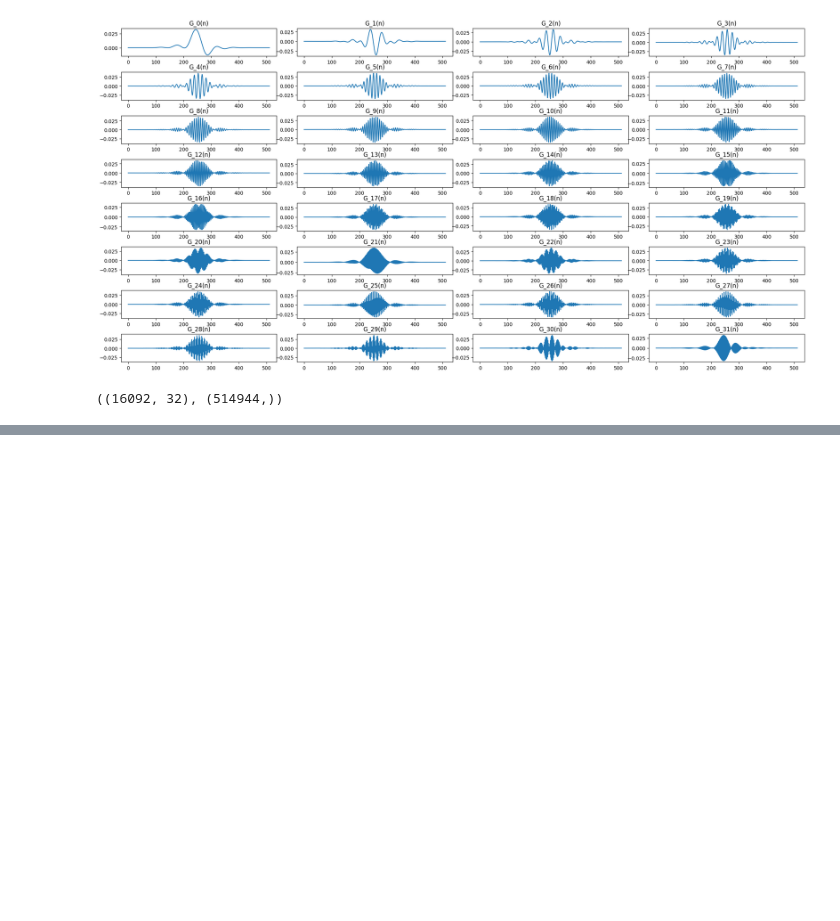
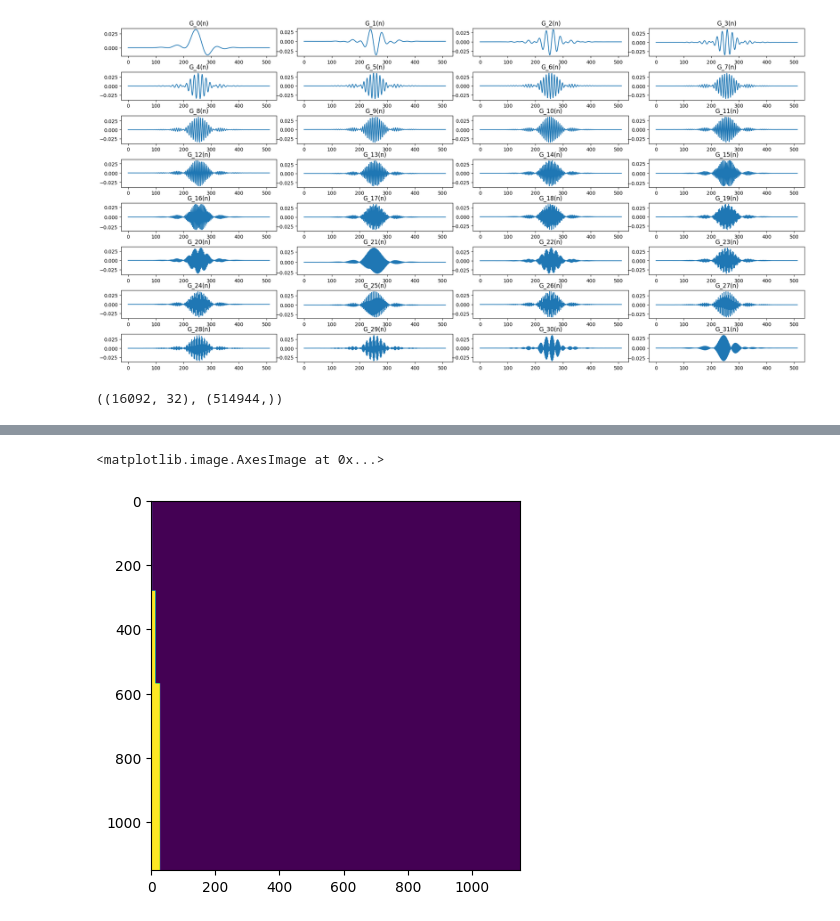
Before and after one commit to andriotis/mp3, a Jupyter notebook: main.ipynb, the cells around one changed output, grey strips where cells are left out. Cells and saved outputs as stored; diff of their text form; code cells hidden in the pictures; blank space fills up the shorter version.

```diff
--- a/main.ipynb
+++ b/main.ipynb
@@ -163,0 +181,23 @@ Ytot.shape, xhat.shape
+# %%
+def Dksparse(Kmax):
+    D = np.zeros(shape=(Kmax, Kmax))
+
+    # 2 <= k < 282
+    for j in range(Kmax):
+        if j in np.arange(2, 3):
+            D[3:282, j] = 1
+    # 282 <= k < 570
+        if j in np.arange(2, 14):
+            D[282:570, j] = 1
+    # # 570 <= k < 1152
+        if j in np.arange(2, 28):
+            D[570:1152, j] = 1
+
+    return D
+# %%
+Kmax = M * N - 1
+D = Dksparse(Kmax)
+plt.imshow(D)
+# %% [output]
+<matplotlib.image.AxesImage at 0x...>
+[figure, added]
```
Also changed, not shown: parts of 6 cells of this notebook.
